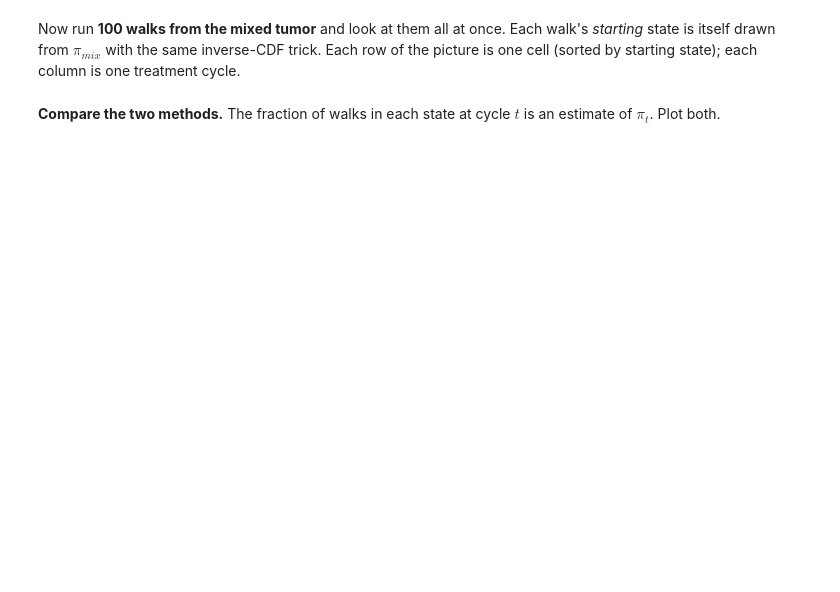
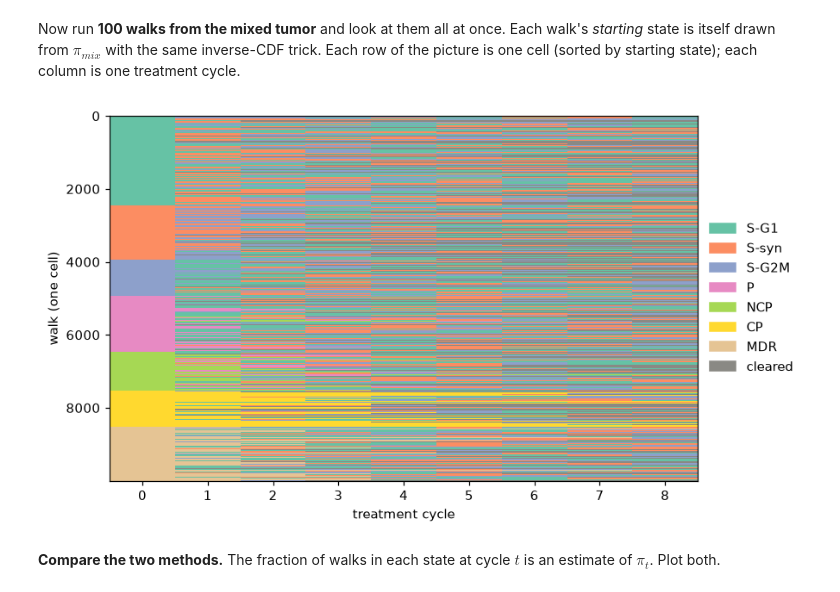
Before and after one commit to kimondragon/UU_F26_templates, a Jupyter notebook: Week10/thursday_lab/Lab09_markov_chain.ipynb, the cells around one changed output. Drawn from its saved outputs; the diff is of its cells as text; code cells hidden in the pictures; blank space fills up the shorter version.

```diff
--- a/Week10/thursday_lab/Lab09_markov_chain.ipynb
+++ b/Week10/thursday_lab/Lab09_markov_chain.ipynb
@@ -302,19 +601,21 @@ Each walk's *starting* state is itself drawn from $\pi_{mix}$ with the same
 inverse-CDF trick. Each row of the picture is one cell (sorted by starting
 state); each column is one treatment cycle.
 # %%
-N_WALKS = 100
+N_WALKS = 10000
 starts = rng.choice(len(pi_mix), size=N_WALKS, p=pi_mix)
 walks = np.array([random_walk(int(s0), P, N_CYCLES, rng) for s0 in starts])
 walks = walks[np.argsort(walks[:, 0], kind="stable")]   # group rows by starting state
 
 from matplotlib.colors import ListedColormap
 fig, ax = plt.subplots(figsize=(8, 5))
 ax.imshow(walks, cmap=ListedColormap([STATE_COLORS[s] for s in OUTCOMES]),
           vmin=-0.5, vmax=len(OUTCOMES) - 0.5, aspect="auto", interpolation="nearest")
 ax.set_xlabel("treatment cycle"); ax.set_ylabel("walk (one cell)")
 handles = [plt.Rectangle((0, 0), 1, 1, color=STATE_COLORS[s]) for s in OUTCOMES]
 ax.legend(handles, OUTCOMES, loc="center left", bbox_to_anchor=(1, 0.5), frameon=False)
 plt.show()
+# %% [output]
+[figure, added]
 # %% [markdown]
 **Compare the two methods.** The fraction of walks in each state at cycle $t$
 is an estimate of $\pi_t$. Plot both.
```
Also changed, not shown: parts of 48 cells of this notebook, 2 other files.
